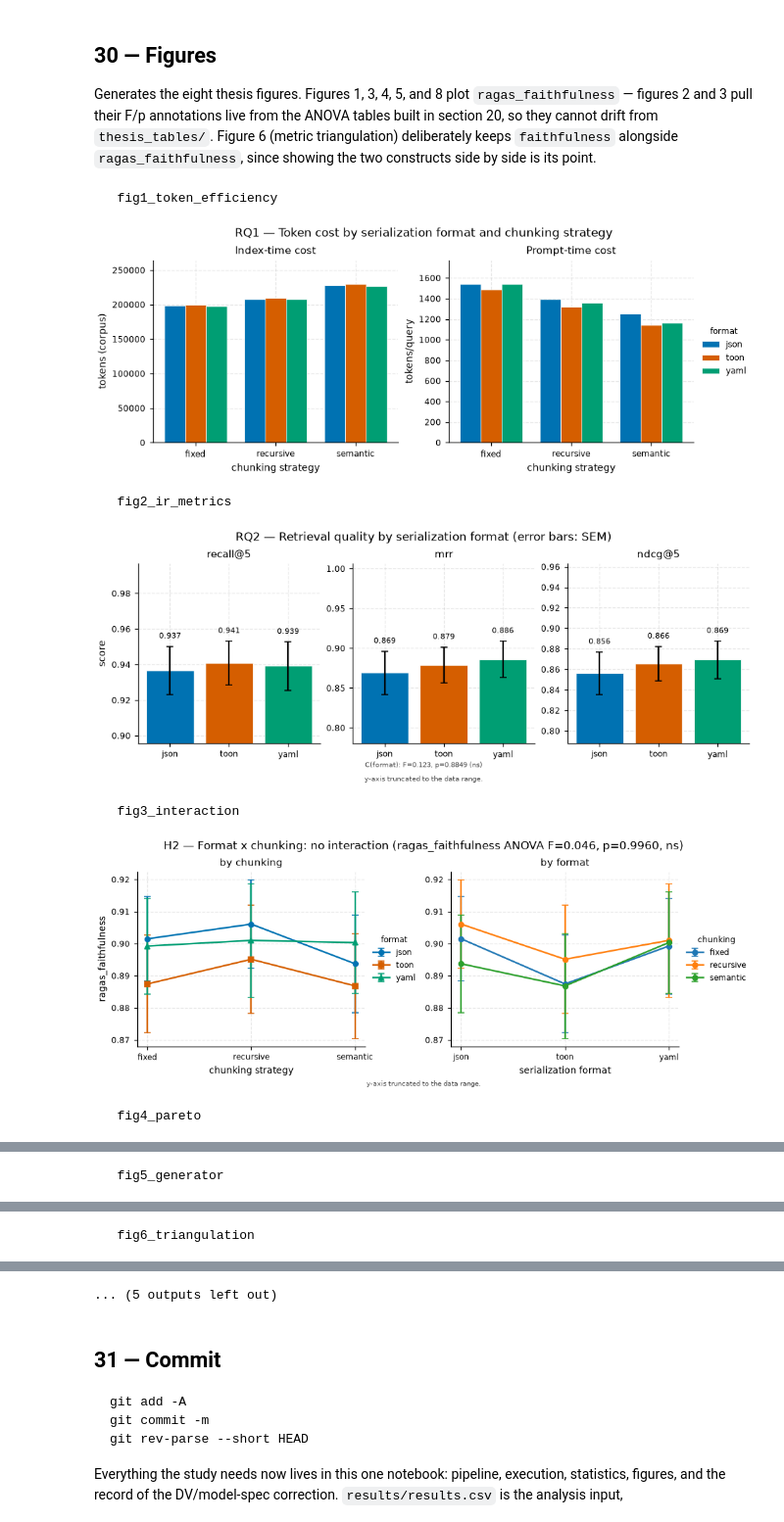
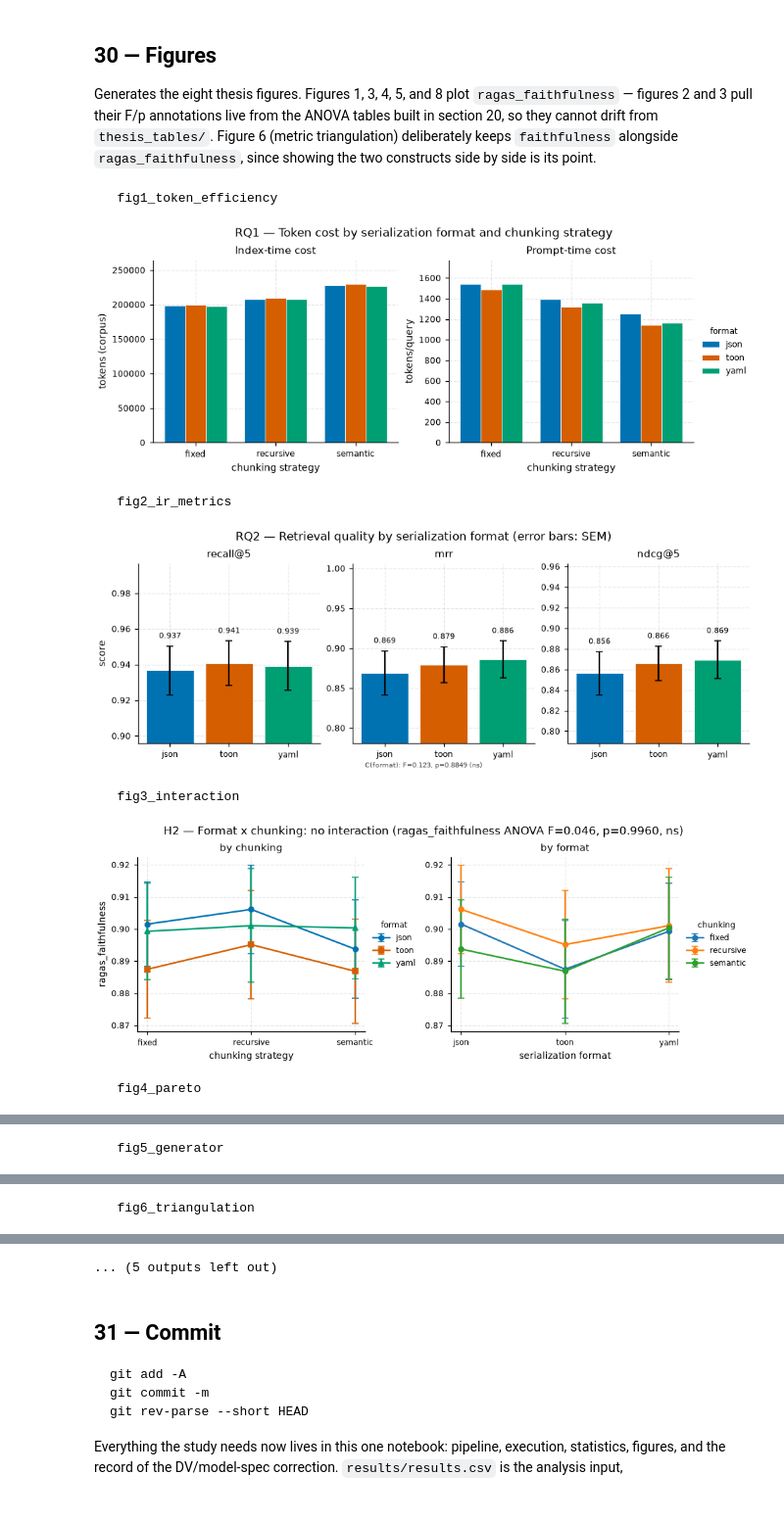
Before and after one commit to Enasnayel/RAG-Context, a Jupyter notebook: RAG.ipynb, the cells around one changed output, grey strips where cells are left out. Shown at 98% size. Saved outputs shown, nothing was run; the diff lists cells and outputs as text; code cells hidden in the pictures.

```diff
--- a/RAG.ipynb
+++ b/RAG.ipynb
@@ -4585,8 +4535,6 @@ def make_figures(df):
     # Centered on the whole figure, not floating off one axes as before.
     fig.text(0.5, -0.02, f"C(format): F={f_ndcg:.3f}, p={fmt_p(p_ndcg)} ({sig_ndcg})",
              ha="center", fontsize=6.5, color="#444")
-    fig.text(0.5, -0.08, "y-axis truncated to the data range.",
-             ha="center", fontsize=6.5, color="#444")
     _save(fig, "fig2_ir_metrics"); plt.show()
 
     # Figure 3: H2 interaction
@@ -4619,8 +4567,6 @@ def make_figures(df):
         fig.suptitle("H2 — Format x chunking: no interaction "
                      f"(ragas_faithfulness ANOVA F={ragas_int['F']:.3f}, "
                      f"p={fmt_p(ragas_int['PR(>F)'])}, {ragas_int['sig']})")
-        fig.text(0.5, -0.03, "y-axis truncated to the data range.",
-                 ha="center", fontsize=6.5, color="#444")
         _save(fig, "fig3_interaction"); plt.show()
 
     # Figure 4
@@ -4701,8 +4647,6 @@ def make_figures(df):
         # (small but real) differences between metrics are visible.
         a.set_ylim(0.85, 1.00)
         _side_legend(a, "metric")
-        fig.text(0.5, -0.03, "y-axis truncated to the data range.",
-                 ha="center", fontsize=6.5, color="#444")
         _save(fig, "fig6_triangulation"); plt.show()
 
     # Figure 7: the composite ranking (RQ5).
@@ -4754,38 +4698,36 @@ def make_figures(df):
             er = [_err(use, col, {"chunk_size": s}) for s in sizes]
             ax[0].errorbar(sizes, mu, yerr=er, marker="o", label=lbl,
                           capsize=3, linewidth=1.6, markersize=5)
         ax[0].set_xscale("log", base=2)
         ax[0].set_xticks(sizes); ax[0].set_xticklabels(sizes)
         ax[0].set_xlabel("chunk size (tokens)"); ax[0].set_ylabel("score")
         ax[0].set_title("Fidelity vs chunk size")
         _side_legend(ax[0], None)
 
         mu = [_mean(depth_ir, "ctx_tokens_per_query", {"chunk_size": s}) for s in sizes]
         er = [_err(depth_ir, "ctx_tokens_per_query", {"chunk_size": s}) for s in sizes]
         ax[1].errorbar(sizes, mu, yerr=er, marker="o", color=COL["json"],
                        capsize=3, linewidth=1.6, markersize=5)
         ax[1].set_xscale("log", base=2)
         ax[1].set_xticks(sizes); ax[1].set_xticklabels(sizes)
         ax[1].set_xlabel("chunk size (tokens)"); ax[1].set_ylabel("tokens/query")
         ax[1].set_title("Prompt cost vs chunk size")
         fig.suptitle("Chunk-size depth study - JSON, fixed chunking only")
-        fig.text(0.5, -0.03, "y-axis truncated to the data range.",
-                 ha="center", fontsize=6.5, color="#444")
         _save(fig, "fig8_chunk_size_depth"); plt.show()
 
     print(f"\nFigures written to {FIGDIR}/ as PDF and PNG.")
     print(r"LaTeX:  \includegraphics[width=\columnwidth]{figures/fig3_interaction.pdf}")
 
 
 figures_df = results[results["cell_type"] == "core"].copy()
 make_figures(figures_df)
 # %% [output]
    fig1_token_efficiency
 [figure]
    fig2_ir_metrics
-[figure, old version]
+[figure, new version]
    fig3_interaction
-[figure, old version]
+[figure, new version]
    fig4_pareto
 [figure]
    fig5_generator
```
Also changed, not shown: parts of 7 cells of this notebook, 19 other files.
